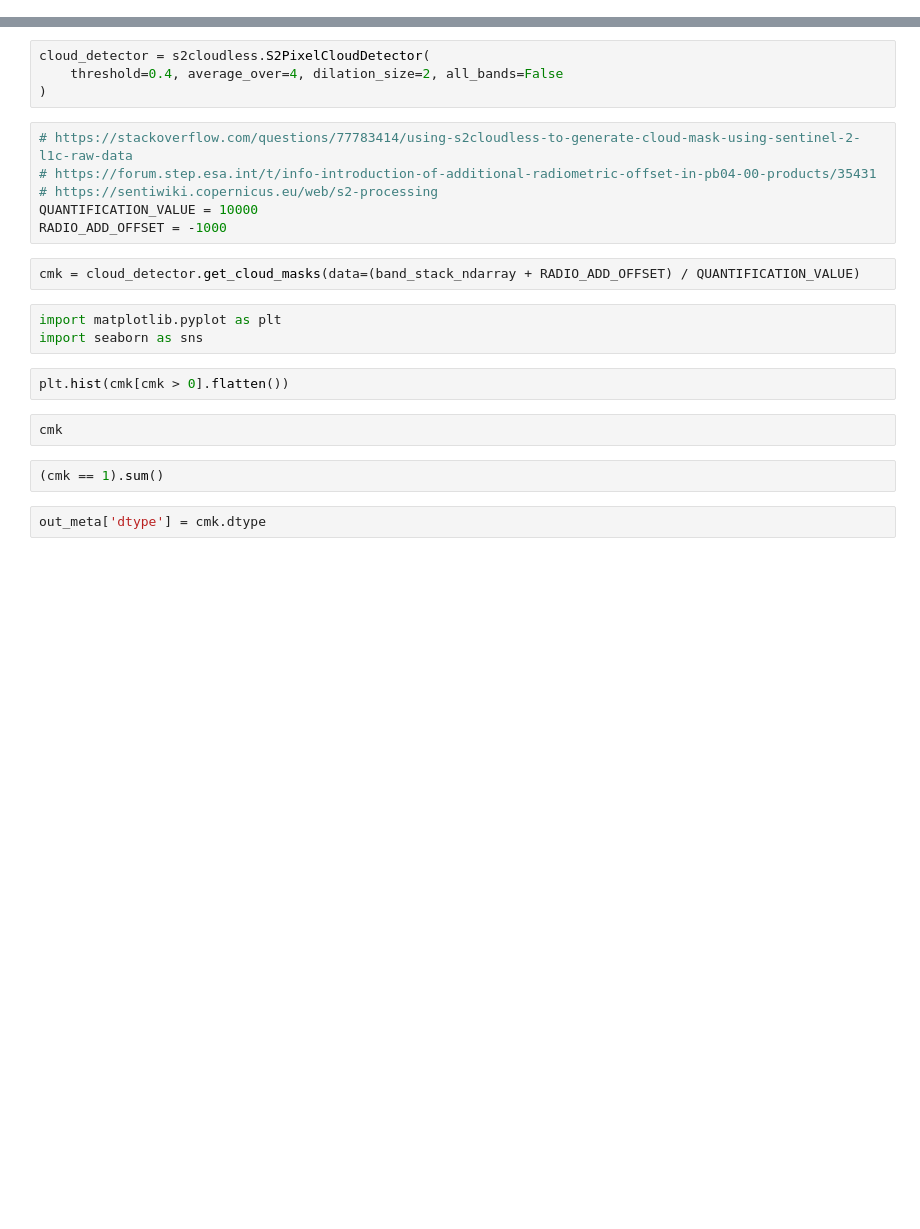
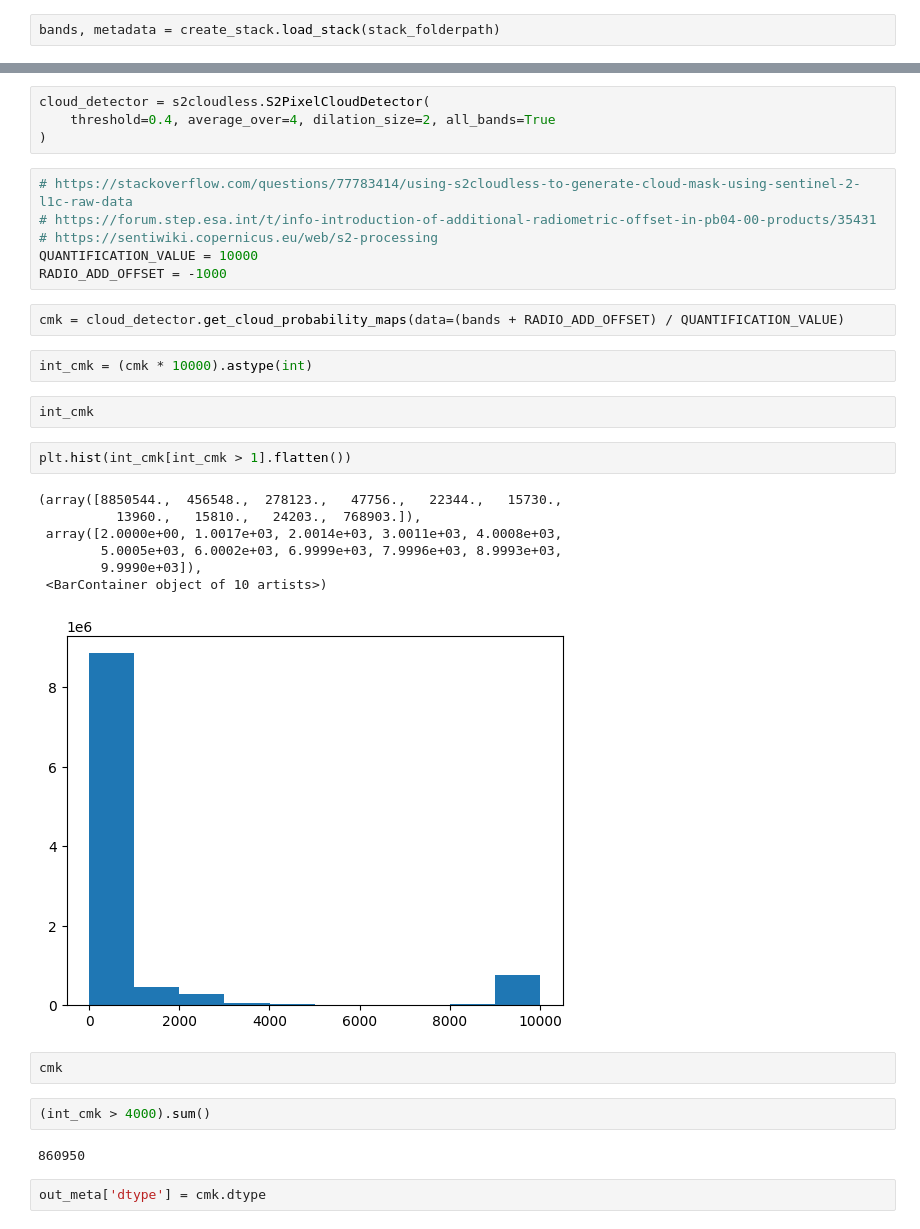
Before and after one commit to nikhilsrajan/fetch_satdata, a Jupyter notebook: notebooks/running_s2cloudless.ipynb, the cells around one changed output, grey strips where cells are left out. Cells and saved outputs as stored; diff of their text form; blank space fills up the shorter version.

```diff
--- a/notebooks/running_s2cloudless.ipynb
+++ b/notebooks/running_s2cloudless.ipynb
@@ -146 +32,3 @@ band_stack_ndarray = np.stack(band_stack, axis=-1)
+# %%
+bands, metadata = create_stack.load_stack(stack_folderpath)
 # %%
@@ -148,6 +38,6 @@ band_stack_ndarray.shape
 # %%
 cloud_detector = s2cloudless.S2PixelCloudDetector(
-    threshold=0.4, average_over=4, dilation_size=2, all_bands=False
+    threshold=0.4, average_over=4, dilation_size=2, all_bands=True
 )
 # %%
 # https://stackoverflow.com/questions/77783414/using-s2cloudless-to-generate-cloud-mask-using-sentinel-2-l1c-raw-data
@@ -156,16 +46,27 @@ cloud_detector = s2cloudless.S2PixelCloudDetector(
 QUANTIFICATION_VALUE = 10000
 RADIO_ADD_OFFSET = -1000
 # %%
-cmk = cloud_detector.get_cloud_masks(data=(band_stack_ndarray + RADIO_ADD_OFFSET) / QUANTIFICATION_VALUE)
+cmk = cloud_detector.get_cloud_probability_maps(data=(bands + RADIO_ADD_OFFSET) / QUANTIFICATION_VALUE)
-# %%
-import matplotlib.pyplot as plt
-import seaborn as sns
+# %%
+int_cmk = (cmk * 10000).astype(int)
+# %%
+int_cmk
 # %%
-plt.hist(cmk[cmk > 0].flatten())
+plt.hist(int_cmk[int_cmk > 1].flatten())
+# %% [output]
+(array([8850544.,  456548.,  278123.,   47756.,   22344.,   15730.,
+          13960.,   15810.,   24203.,  768903.]),
+ array([2.0000e+00, 1.0017e+03, 2.0014e+03, 3.0011e+03, 4.0008e+03,
+        5.0005e+03, 6.0002e+03, 6.9999e+03, 7.9996e+03, 8.9993e+03,
+        9.9990e+03]),
+ <BarContainer object of 10 artists>)
+[figure, added]
 # %%
 cmk
 # %%
-(cmk == 1).sum()
+(int_cmk > 4000).sum()
+# %% [output]
+860950
 # %%
 out_meta['dtype'] = cmk.dtype
 # %%
```
Also changed, not shown: parts of 29 cells of this notebook, 5 other files.
